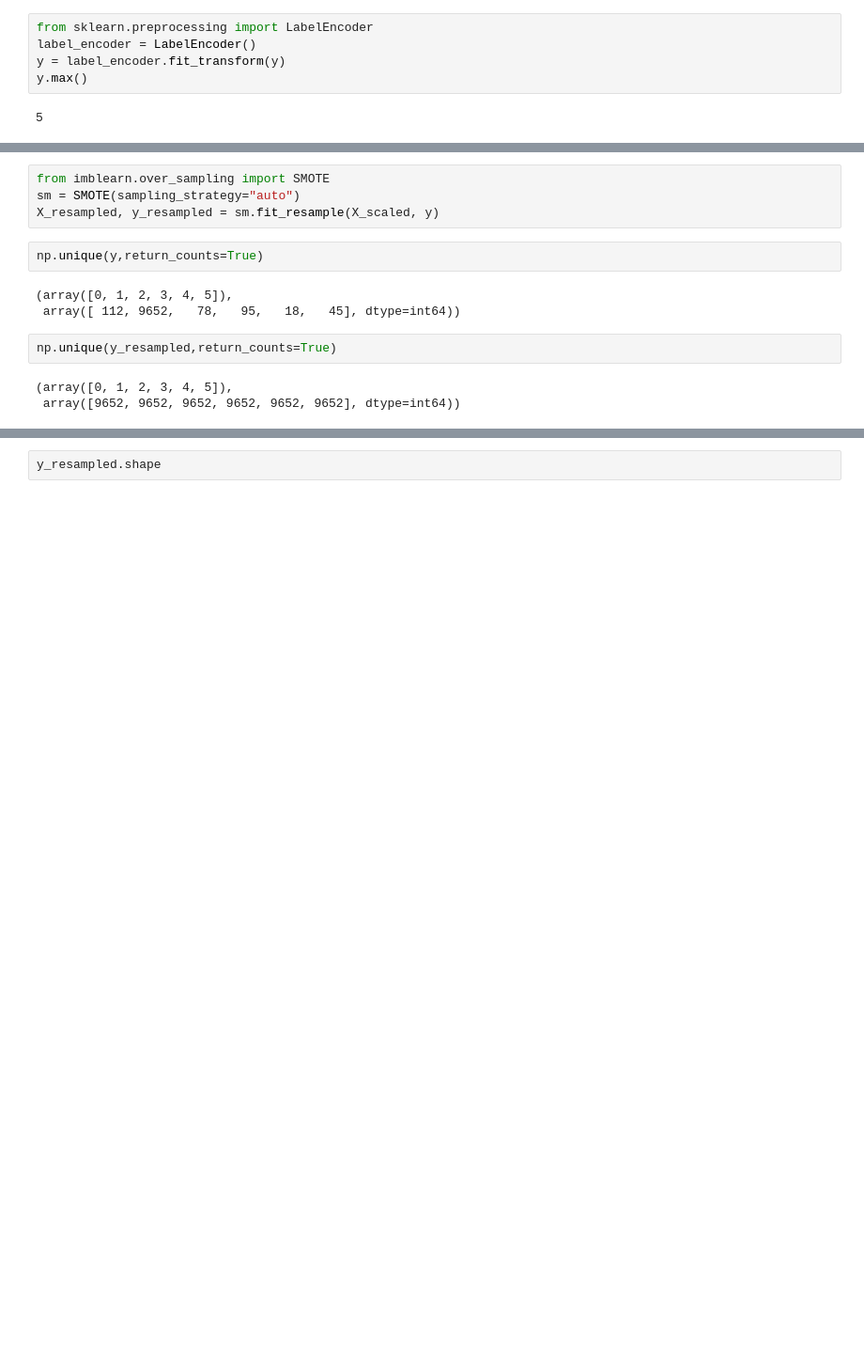
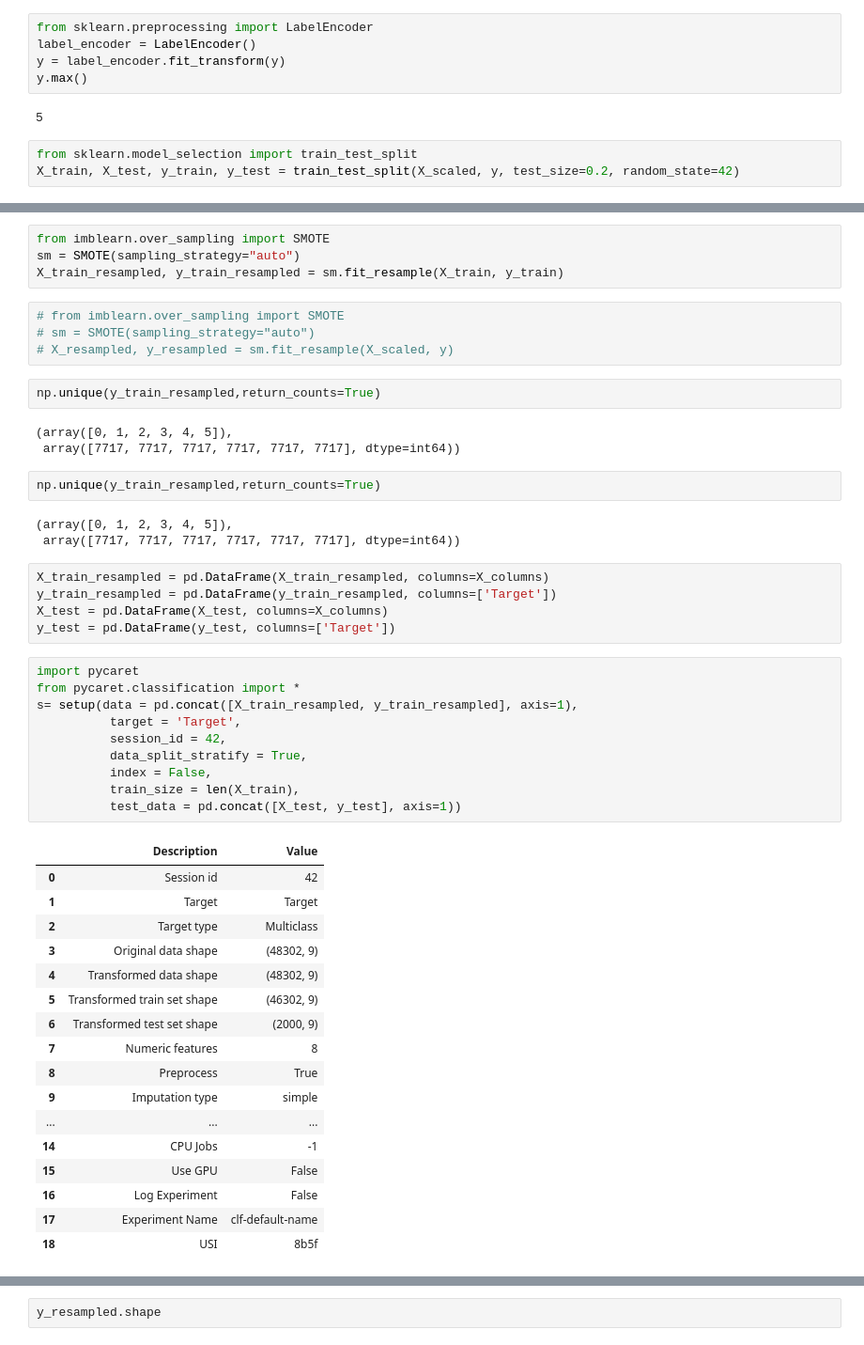
Before and after one commit to darda-abu/Machine-failure-prediction, a Jupyter notebook: data/process.ipynb, the cells around one changed output, grey strips where cells are left out. Shown at 94% size. Drawn from its saved outputs; the diff is of its cells as text; blank space fills up the shorter version.

Commit message:
process: oversampled after splitting

```diff
--- a/data/process.ipynb
+++ b/data/process.ipynb
@@ -122,6 +122,9 @@ y = label_encoder.fit_transform(y)
 y.max()
 # %% [output]
 5
+# %%
+from sklearn.model_selection import train_test_split
+X_train, X_test, y_train, y_test = train_test_split(X_scaled, y, test_size=0.2, random_state=42)
 # %%
 !pip install imbalanced-learn==0.12.2
 # %% [output]
@@ -135,14 +137,51 @@ Requirement already satisfied: threadpoolctl>=2.0.0 in c:\users\bs-test\appdata\
+# %%
+from imblearn.over_sampling import SMOTE
+sm = SMOTE(sampling_strategy="auto")
+X_train_resampled, y_train_resampled = sm.fit_resample(X_train, y_train)
 # %%
-from imblearn.over_sampling import SMOTE
-sm = SMOTE(sampling_strategy="auto")
-X_resampled, y_resampled = sm.fit_resample(X_scaled, y)
+# from imblearn.over_sampling import SMOTE
+# sm = SMOTE(sampling_strategy="auto")
+# X_resampled, y_resampled = sm.fit_resample(X_scaled, y)
 # %%
-np.unique(y,return_counts=True)
+np.unique(y_train_resampled,return_counts=True)
 # %% [output]
 (array([0, 1, 2, 3, 4, 5]),
- array([ 112, 9652,   78,   95,   18,   45], dtype=int64))
+ array([7717, 7717, 7717, 7717, 7717, 7717], dtype=int64))
 # %%
-np.unique(y_resampled,return_counts=True)
+np.unique(y_train_resampled,return_counts=True)
 # %% [output]
 (array([0, 1, 2, 3, 4, 5]),
- array([9652, 9652, 9652, 9652, 9652, 9652], dtype=int64))
+ array([7717, 7717, 7717, 7717, 7717, 7717], dtype=int64))
+# %%
+X_train_resampled = pd.DataFrame(X_train_resampled, columns=X_columns)
+y_train_resampled = pd.DataFrame(y_train_resampled, columns=['Target'])
+X_test = pd.DataFrame(X_test, columns=X_columns)
+y_test = pd.DataFrame(y_test, columns=['Target'])
+# %%
+import pycaret
+from pycaret.classification import *
+s= setup(data = pd.concat([X_train_resampled, y_train_resampled], axis=1),
+          target = 'Target',
+          session_id = 42,
+          data_split_stratify = True,
+          index = False,
+          train_size = len(X_train),
+          test_data = pd.concat([X_test, y_test], axis=1))
+# %% [output]
+|  | Description | Value |
+| 0 | Session id | 42 |
+| 1 | Target | Target |
+| 2 | Target type | Multiclass |
+| 3 | Original data shape | (48302, 9) |
+| 4 | Transformed data shape | (48302, 9) |
+| 5 | Transformed train set shape | (46302, 9) |
+| 6 | Transformed test set shape | (2000, 9) |
+| 7 | Numeric features | 8 |
+| 8 | Preprocess | True |
+| 9 | Imputation type | simple |
+| ... | ... | ... |
+| 14 | CPU Jobs | -1 |
+| 15 | Use GPU | False |
+| 16 | Log Experiment | False |
+| 17 | Experiment Name | clf-default-name |
+| 18 | USI | 8b5f |
```
Also changed, not shown: parts of 4 cells of this notebook, 2 other files.
